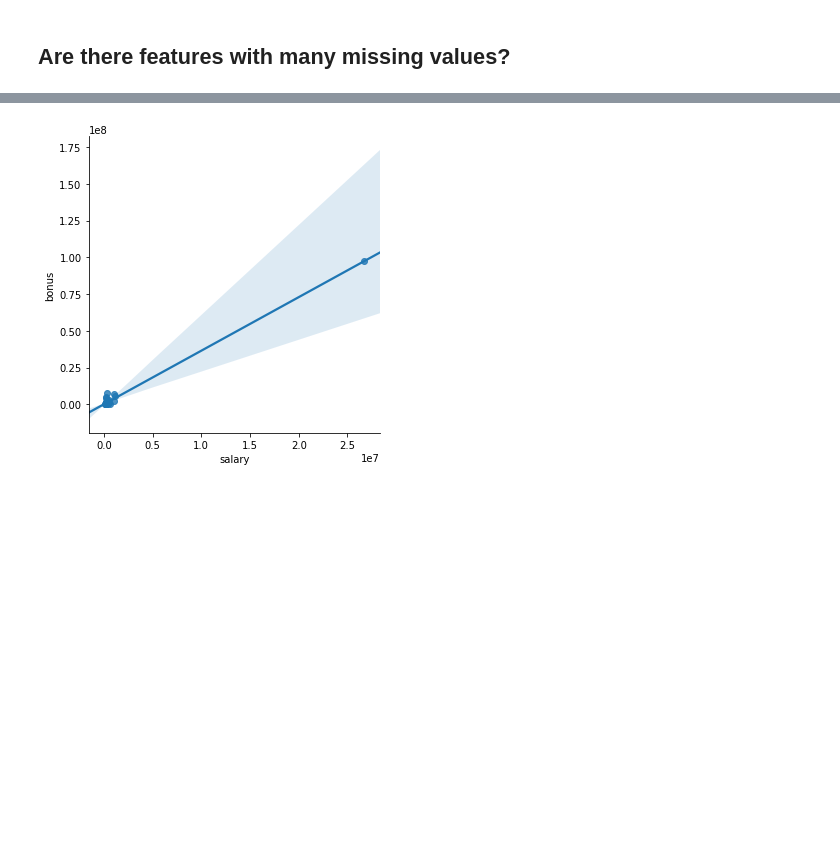
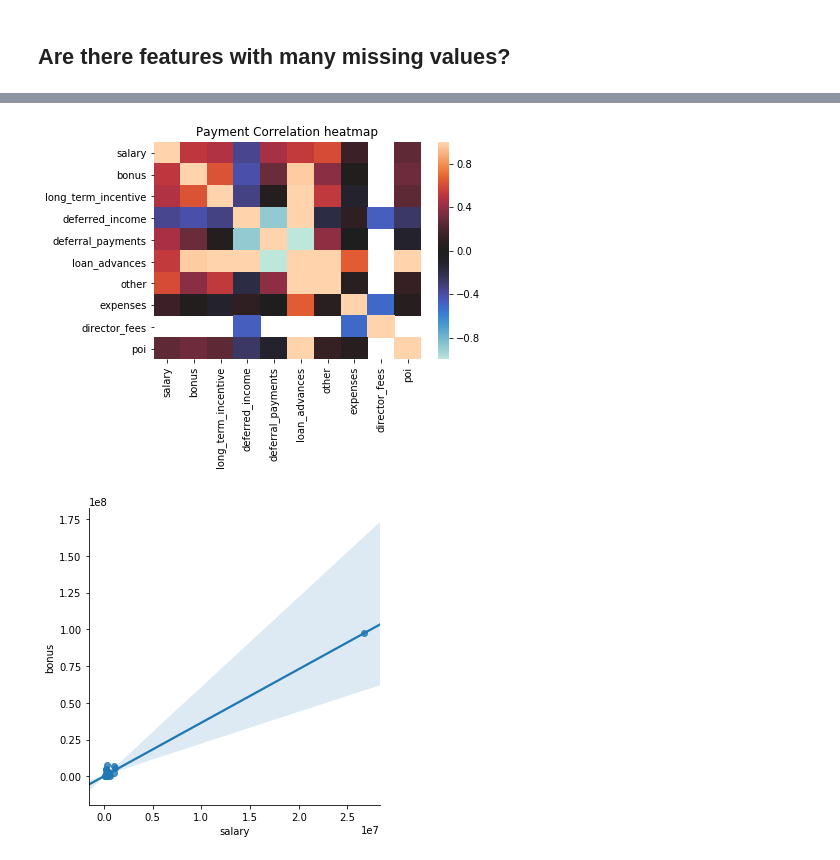
Before and after one commit to RileyMShea/ud120-projects, a Jupyter notebook: final_project/writeup.ipynb, the cells around one changed output, grey strips where cells are left out. Cells and saved outputs as stored; diff of their text form; code cells hidden in the pictures; blank space fills up the shorter version.

Commit message:
further exploration
More exploration, some plots

```diff
--- a/final_project/writeup.ipynb
+++ b/final_project/writeup.ipynb
@@ -133,0 +120,17 @@ sns.lmplot(x='salary', y='bonus', data=df)
+# %%
+payments_features = ['salary', 'bonus', 'long_term_incentive', 'deferred_income', 'deferral_payments',
+                     'loan_advances', 'other', 'expenses', 'director_fees', 'poi']
+stock_features = ['exercised_stock_options', 'restricted_stock', 'restricted_stock_deferred', 'poi' ]
+
+email_features = ['to_messages', 'from_poi_to_this_person',
+                  'from_messages', 'from_this_person_to_poi', 'shared_receipt_with_poi', 'poi']
+
+# Finance features in dataset, should be type Int but may resolve to float for compatibility with NaN's
+financial_features = ['salary', 'deferral_payments',
+                      'total_payments', 'loan_advances', 'bonus', 'restricted_stock_deferred',
+                      'deferred_income', 'total_stock_value', 'expenses', 'exercised_stock_options',
+                      'other', 'long_term_incentive', 'restricted_stock', 'director_fees']
+# %%
+pay_df = df[payments_features]
+stock_df = df[stock_features]
+email_df = df[email_features]
@@ -134 +155,6 @@ sns.lmplot(x='salary', y='bonus', data=df)
+# %%
+sns.heatmap(pay_df.corr(), center=0)
+plt.title("Payment Correlation heatmap");
+# %% [output]
+[figure, added]
 # %%
```
Also changed, not shown: parts of 10 cells of this notebook, 1 other file.
